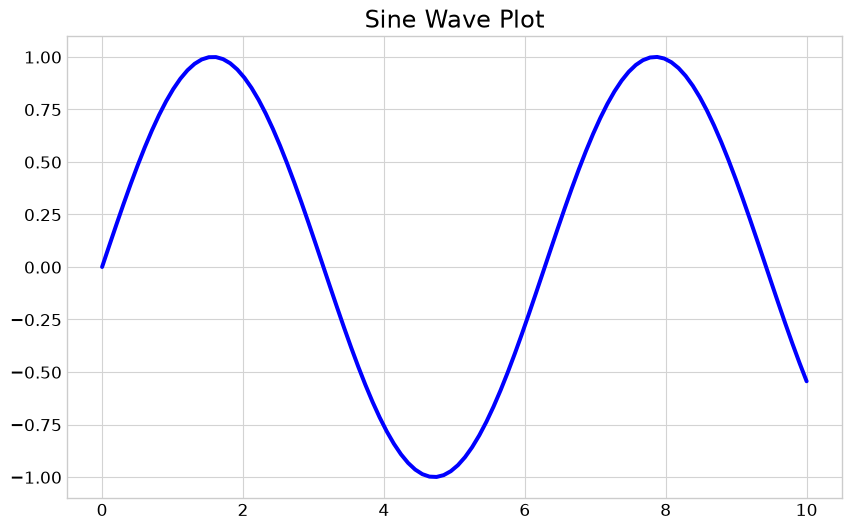
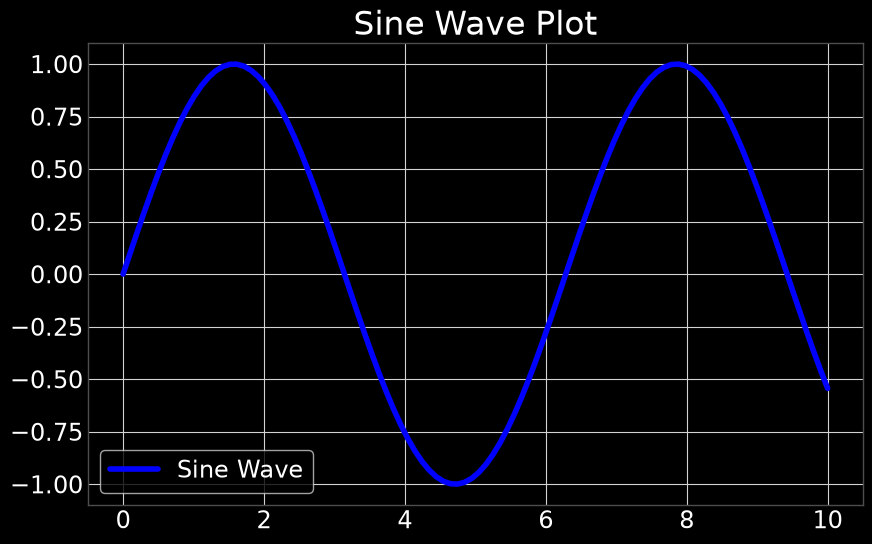
The change to this notebook cell's code, shown as a diff; its figure went from the first image to the second:
--- before
+++ after
@@ -1,4 +1,4 @@
 scientifig.use_style(
-    "presentation", width=0.7, background="transparent"
+    "presentation", width=0.5, background="black"
 )  # once, e.g. at the top of a notebook
 
@@ -11,4 +11,5 @@
 ax.plot(x, y, label="Sine Wave", color="blue")
 ax.set_title("Sine Wave Plot")
+plt.legend()
 scientifig.scale_fonts(fig)
 # scientifig.savefig(fig, "testplots/sine_wave_plot.png")

Commit: remov redundencies